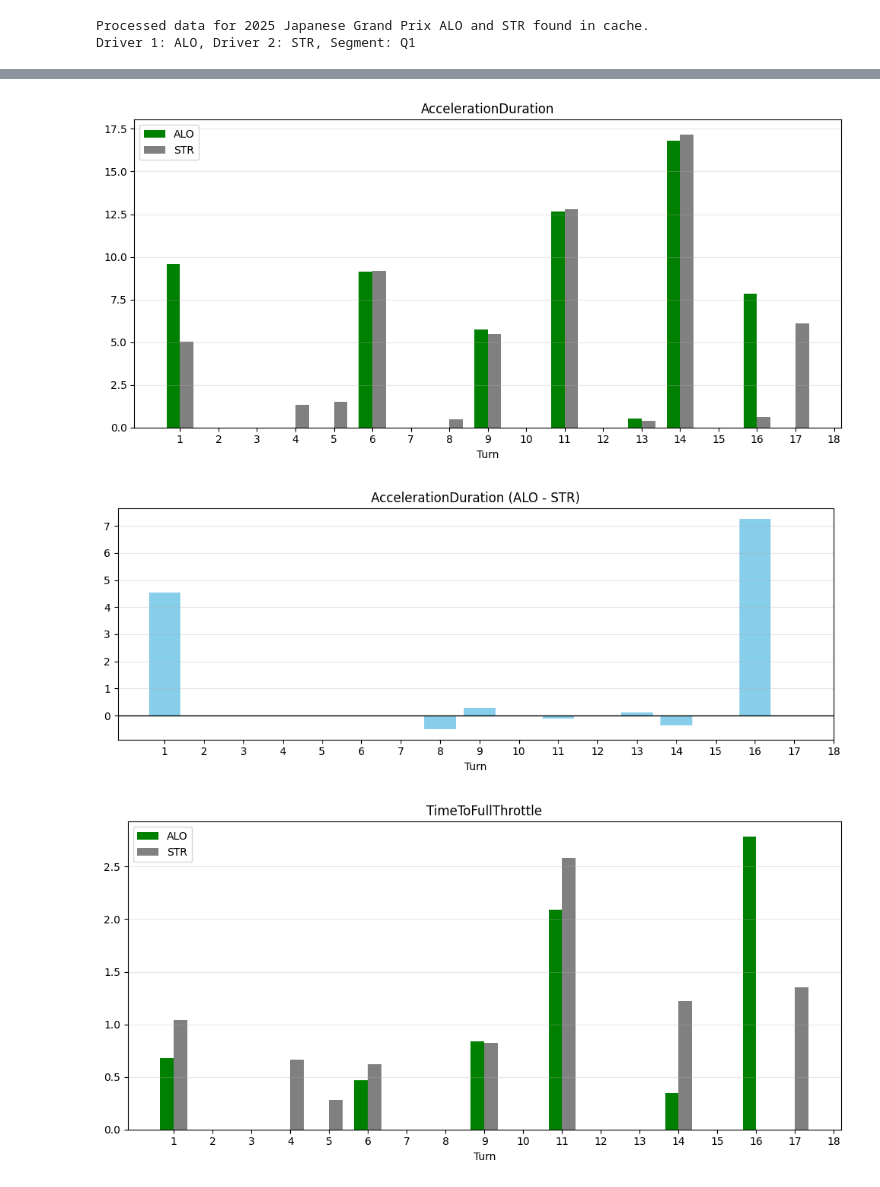
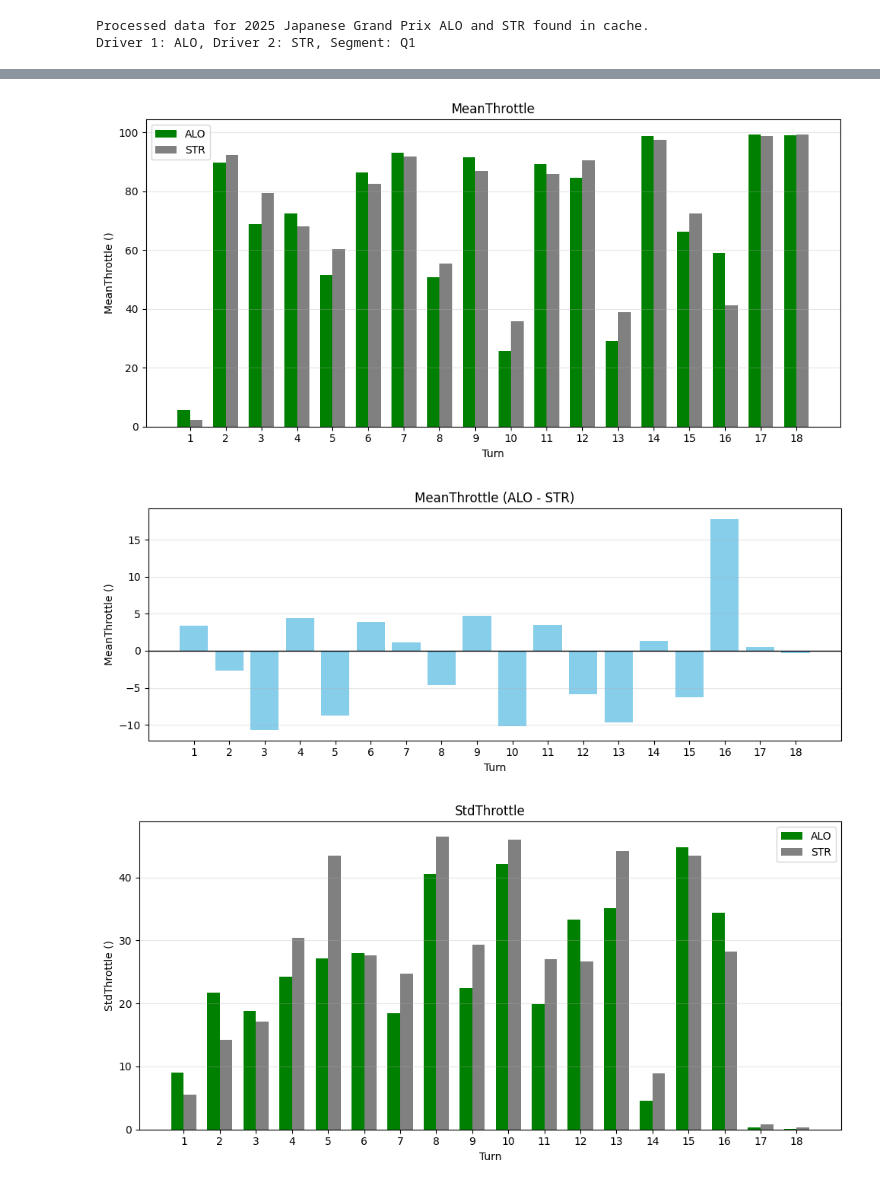
Before and after one commit to zelario/f1-teammate-analysis, a Jupyter notebook: notebooks/04_feature_analysis.ipynb, the cells around one changed output, grey strips where cells are left out. Drawn from its saved outputs; the diff is of its cells as text; code cells hidden in the pictures.

Commit message:
Backtrack throttle features. Finalize throttle features vizualization.

```diff
--- a/notebooks/04_feature_analysis.ipynb
+++ b/notebooks/04_feature_analysis.ipynb
@@ -47,6 +47,6 @@ Processed data for 2025 Japanese Grand Prix ALO and STR found in cache.
 Driver 1: ALO, Driver 2: STR, Segment: Q1
 # %%
 for feature in ["EntrySpeed", "MinimumSpeed", "ExitSpeed"]:
-    barplot_feature_comparison(lap_1["Corners"], lap_2["Corners"], driver_1, driver_2, turns, feature)
-    barplot_feature_delta(lap_1["Corners"], lap_2["Corners"], driver_1, driver_2, turns, feature)
+    barplot_feature_comparison(lap_1["Corners"], lap_2["Corners"], driver_1, driver_2, turns, feature, "m/s")
+    barplot_feature_delta(lap_1["Corners"], lap_2["Corners"], driver_1, driver_2, turns, feature, "m/s")
 # %% [output]
@@ -69,8 +65,8 @@ barplot_feature_comparison(lap_1["BrakingZones"], lap_2["BrakingZones"], driver_
 # %%
-for feature in ["AccelerationDuration", "TimeToFullThrottle", "DistanceToFullThrottle"]:
-    barplot_feature_comparison(lap_1["AccelerationZones"], lap_2["AccelerationZones"], driver_1, driver_2, turns, feature)
-    barplot_feature_delta(lap_1["AccelerationZones"], lap_2["AccelerationZones"], driver_1, driver_2, turns, feature)
+for feature, y_unit in [("MeanThrottle", ""), ("StdThrottle", ""), ("FullThrottlePercentage", "%")]:
+    barplot_feature_comparison(lap_1["ThrottleSegments"], lap_2["ThrottleSegments"], driver_1, driver_2, turns, feature, y_unit=y_unit, include_zero=True)
+    barplot_feature_delta(lap_1["ThrottleSegments"], lap_2["ThrottleSegments"], driver_1, driver_2, turns, feature, y_unit=y_unit, include_zero=True)
 # %% [output]
-[figure, old version]
+[figure, new version]
-[figure, old version]
+[figure, new version]
-[figure, old version]
+[figure, new version]
```
Also changed, not shown: parts of 3 cells of this notebook, 6 other files.
